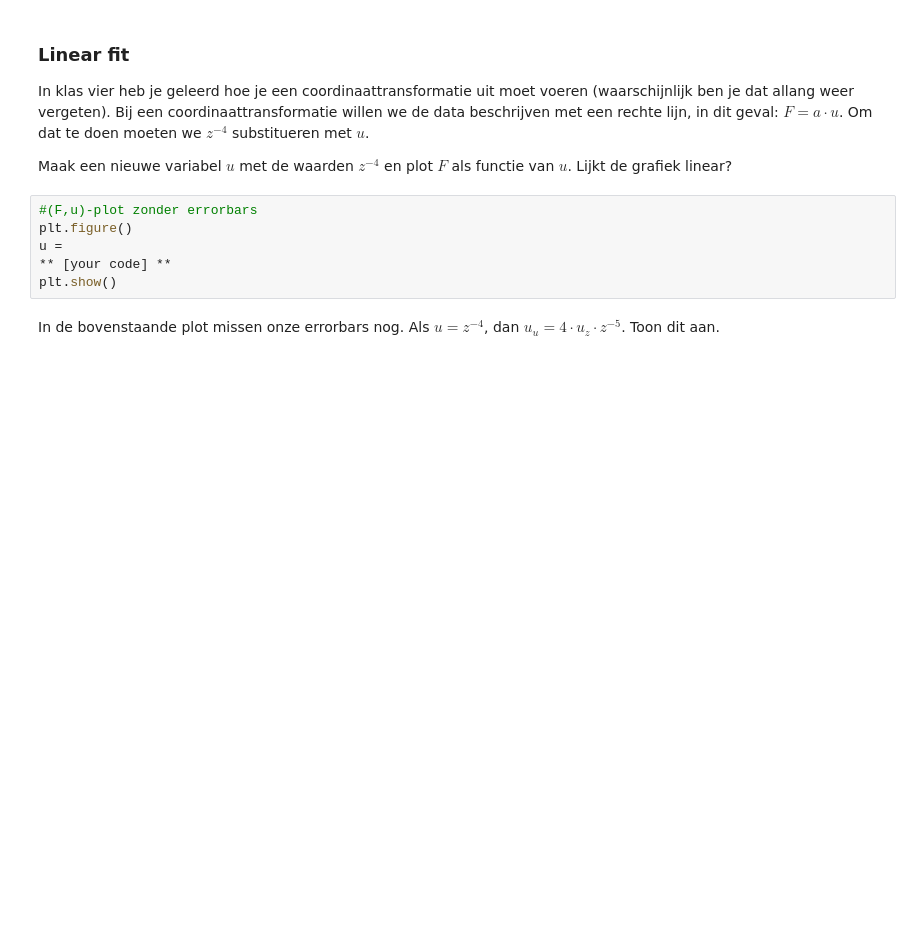
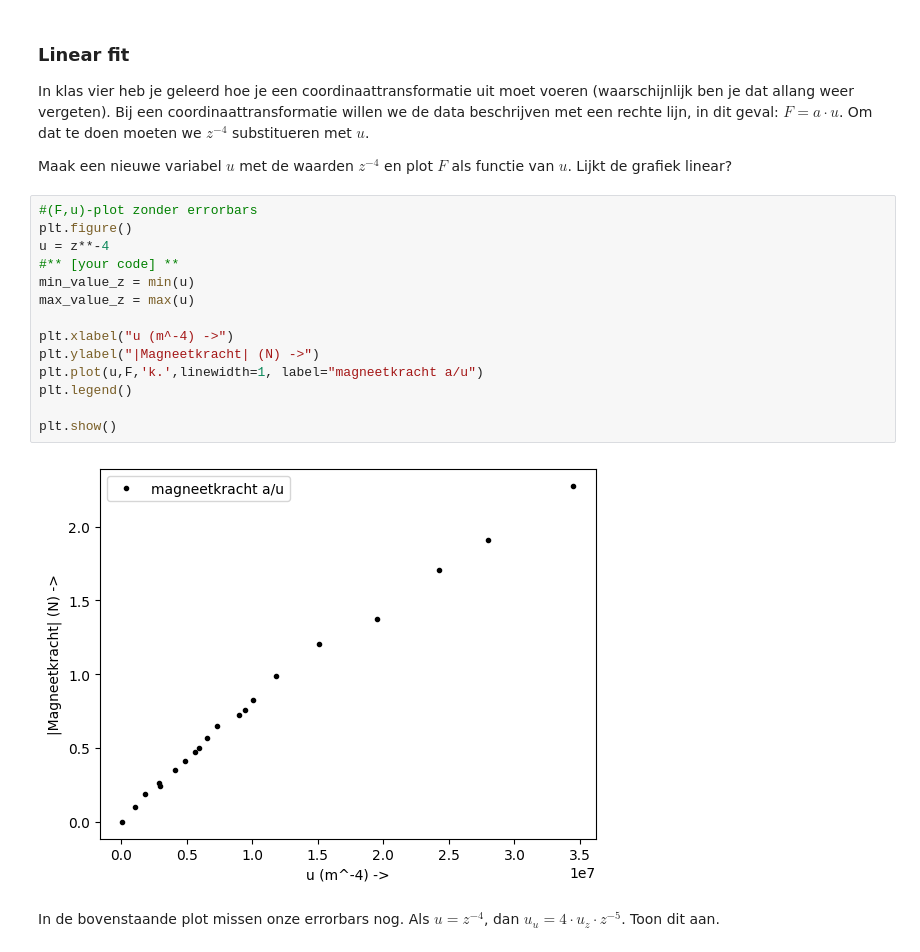
Before and after one commit to Emcrypted-Dev/practicum131023, a Jupyter notebook: IE1_labjournaal_NL.ipynb, the cells around one changed output. Cells and saved outputs as stored; diff of their text form; blank space fills up the shorter version.

```diff
--- a/IE1_labjournaal_NL.ipynb
+++ b/IE1_labjournaal_NL.ipynb
@@ -236,9 +262,19 @@ Maak een nieuwe variabel $ u $ met de waarden $ z^{-4} $ en plot $F$ als functie
 # %%
 #(F,u)-plot zonder errorbars
 plt.figure()
-u =
-** [your code] **
+u = z**-4
+#** [your code] **
+min_value_z = min(u)
+max_value_z = max(u)
+
+plt.xlabel("u (m^-4) ->")
+plt.ylabel("|Magneetkracht| (N) ->")
+plt.plot(u,F,'k.',linewidth=1, label="magneetkracht a/u")
+plt.legend()
+
 plt.show()
+# %% [output]
+[figure, added]
 # %% [markdown]
 In de bovenstaande plot missen onze errorbars nog. Als $ u = z^{-4} $, dan $ u_u = 4 \cdot u_z \cdot z^{-5} $. Toon dit aan.
 # %% [markdown]
```
Also changed, not shown: parts of 17 cells of this notebook.
